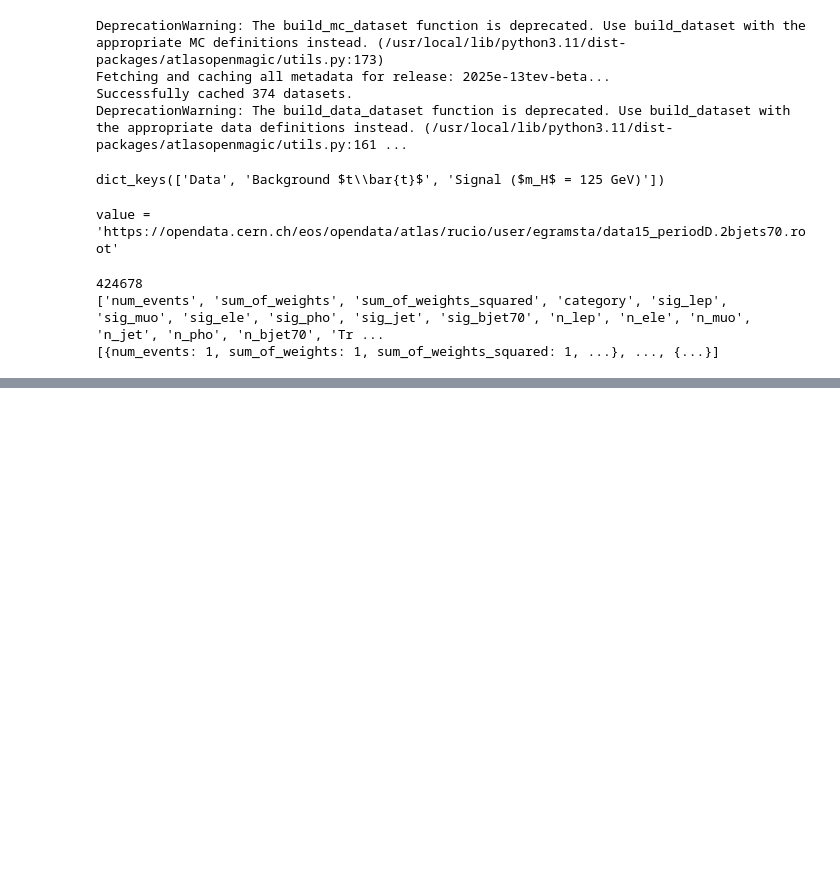
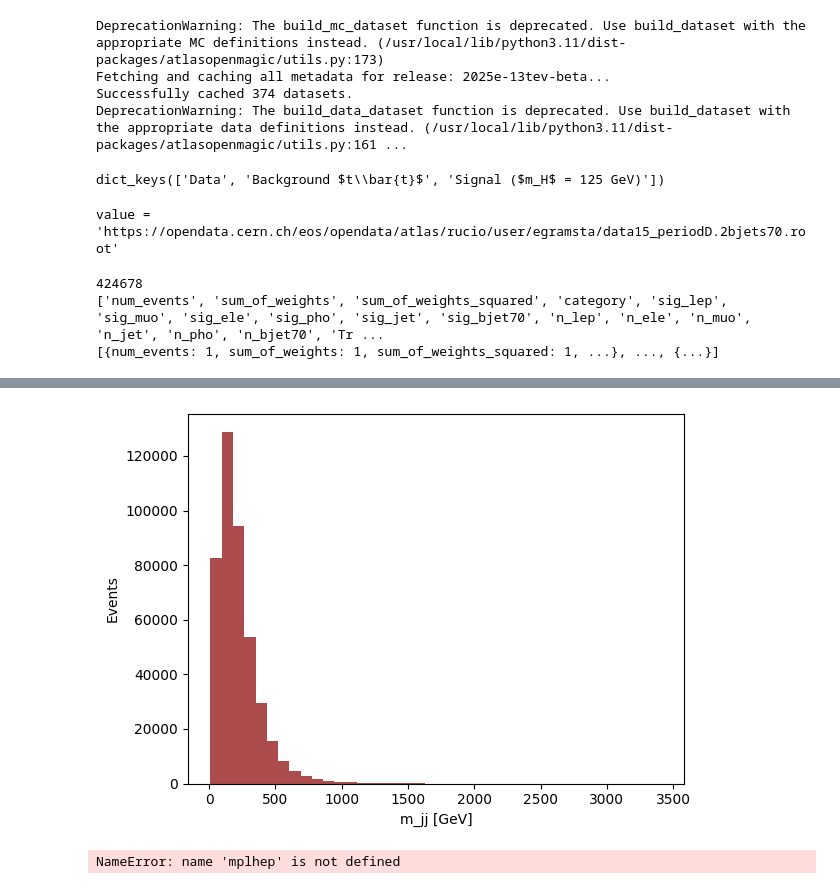
Before and after one commit to M0V1/IFIC-SummerSchool-2025, a Jupyter notebook: Htobb.ipynb, the cells around one changed output, grey strips where cells are left out. Saved outputs shown, nothing was run; the diff lists cells and outputs as text; code cells hidden in the pictures; blank space fills up the shorter version.

```diff
--- a/Htobb.ipynb
+++ b/Htobb.ipynb
@@ -112,0 +127,50 @@ TypeError: 'ClientResponseError' object is not subscriptable
+# %%
+df_cut = df[df["jet_pt"].apply(lambda x: len(x) >= 2)]
+df_cut = df_cut[
+    (df_cut["jet_pt"].apply(lambda x: x[0] > 40 and x[1] > 30)) &
+    (df_cut["jet_eta"].apply(lambda x: abs(x[0]) < 2.5 and abs(x[1]) < 2.5))
+]
+# %%
+def invariant_mass(row):
+    E1, E2 = row["jet_e"][0], row["jet_e"][1]
+    pt1, pt2 = row["jet_pt"][0], row["jet_pt"][1]
+    eta1, eta2 = row["jet_eta"][0], row["jet_eta"][1]
+    phi1, phi2 = row["jet_phi"][0], row["jet_phi"][1]
+
+    px1, px2 = pt1 * np.cos(phi1), pt2 * np.cos(phi2)
+    py1, py2 = pt1 * np.sin(phi1), pt2 * np.sin(phi2)
+    pz1, pz2 = pt1 * np.sinh(eta1), pt2 * np.sinh(eta2)
+
+    E = E1 + E2
+    px = px1 + px2
+    py = py1 + py2
+    pz = pz1 + pz2
+
+    m2 = E**2 - (px**2 + py**2 + pz**2)
+    return np.sqrt(m2) if m2 > 0 else 0
+
+df["mjj"] = df[df["jet_e"].apply(len) >= 2].apply(invariant_mass, axis=1)
+df_cut["mjj"] = df_cut.apply(invariant_mass, axis=1)
+
+# Tracé
+import matplotlib.pyplot as plt
+plt.hist(df["mjj"].dropna(), bins=40, color='darkred', alpha=0.7)
+plt.xlabel("m_jj [GeV]")
+plt.ylabel("Events")
+plt.title("")
+#plt.grid()
+plt.show()
+# %% [output]
+[figure, added]
+# %%
+plt.style.use(mplhep.style.ATLAS)
+plt.hist(df_cut["mjj"], bins=40, histtype='stepfilled', color='darkred', alpha=0.7, label="Signal")
+
+mplhep.atlas.label(text="ATLAS Open Data", loc=1)
+
+plt.xlabel(r"$m_{jj}$ [GeV]")
+plt.ylabel("Events")
+plt.legend()
+plt.grid(True)
+# %% [output]
+NameError: name 'mplhep' is not defined
```
Also changed, not shown: parts of 4 cells of this notebook.
